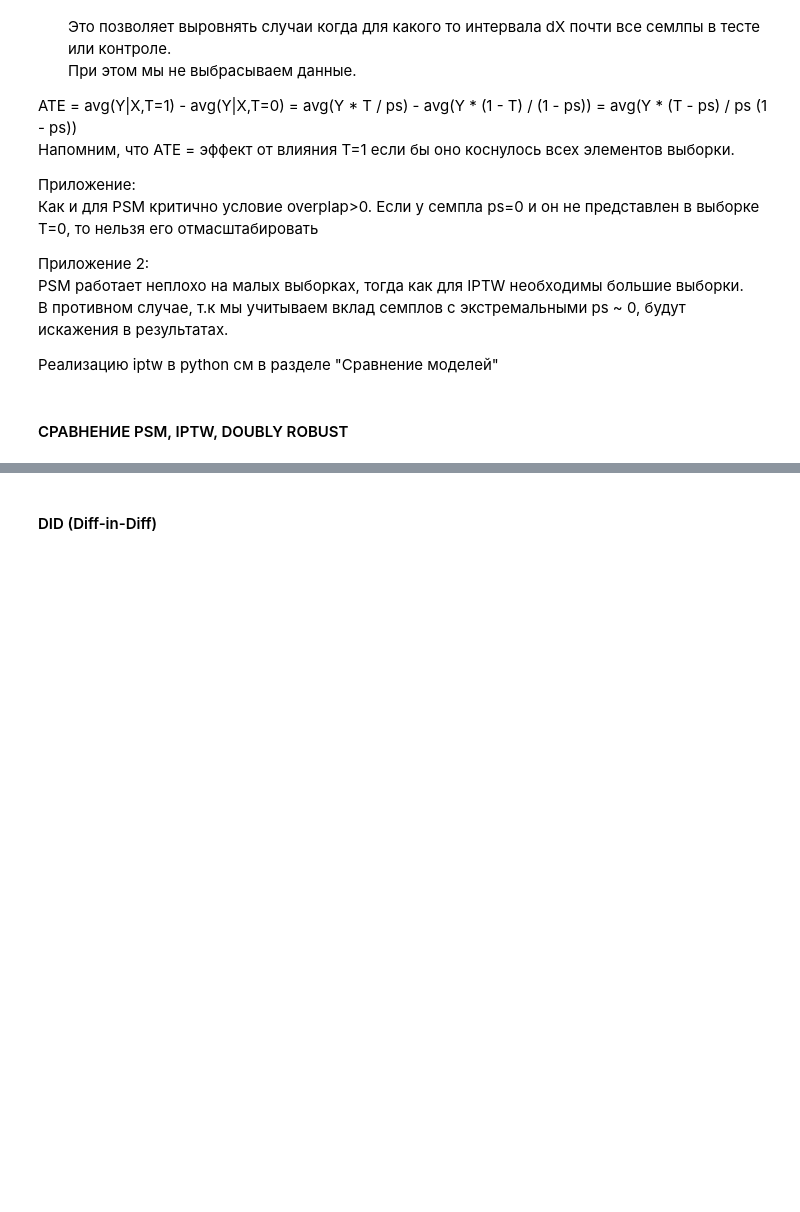
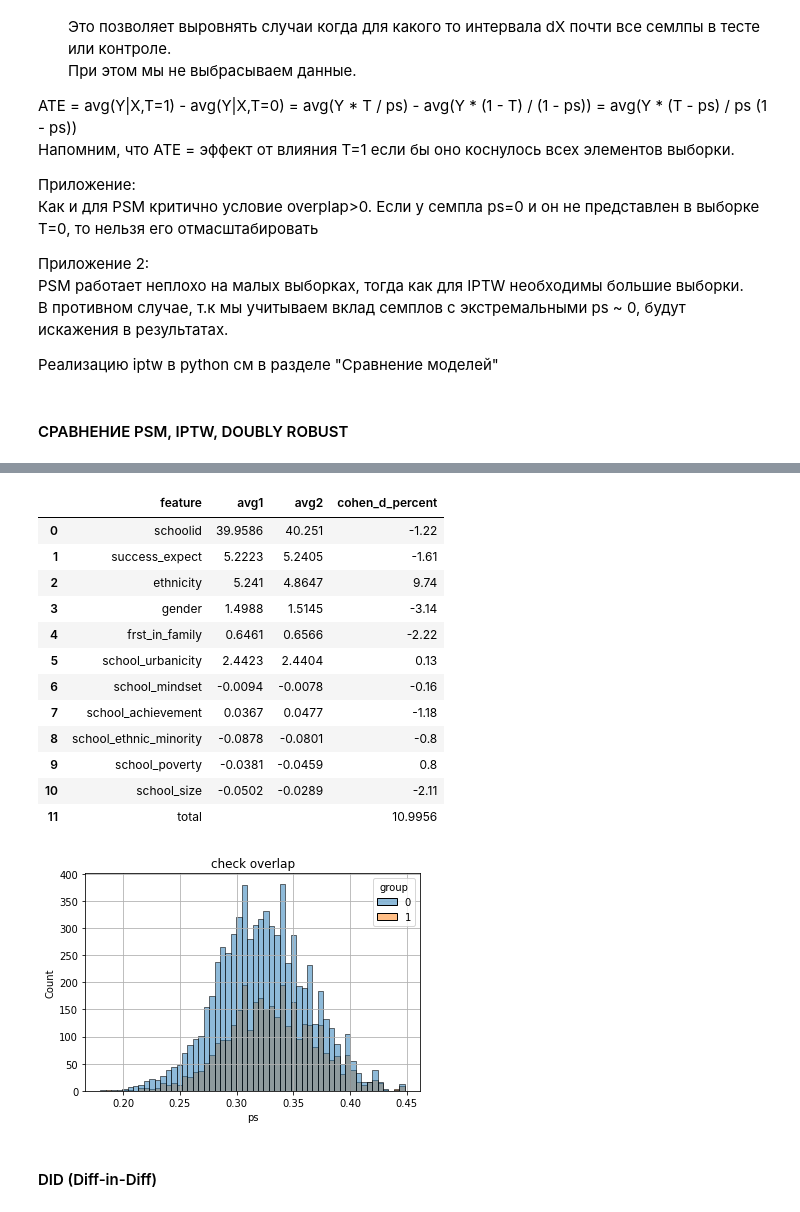
Before and after one commit to gavrevnik/analytics_tools, a Jupyter notebook: Causal inference & AB.ipynb, the cells around one changed output, grey strips where cells are left out. Cells and saved outputs as stored; diff of their text form; code cells hidden in the pictures; blank space fills up the shorter version.

```diff
--- a/Causal inference & AB.ipynb
+++ b/Causal inference & AB.ipynb
@@ -565,21 +584,4 @@ def cohen_d(d1, d2): # d1,2 - проверяемая ковариата из X
-# %%
-# здесь проверяется PSM без коррекции на неточность совпадений через лог-регрессию
-df_stat = pd.DataFrame(None, columns=['metric', 'smd%' , 'smd_abs', 'smd_after']); j=0
-df['ps'] = LogisticRegression(C=1e6).fit(df[X], df[T]).predict_proba(df[X])[:, 1] # теор вероятность попасть в контроль
-df_con = df[df.treatment == 0]
-df_exp = df[df.treatment == 1]
-
-smd_before_list, smd_after_list = [], []
-for c in X:
-
-    smd_before = cohen_d(df_con[c].values, df_exp[c].values)
-    df_con['c_match'] = KNeighborsRegressor(n_neighbors=1).fit(df_exp[['ps']].values,
-                                                                        df_exp[c]).predict(df_con[['ps']].values)
-
-    smd_after = cohen_d(df_con[c].values, df_con['c_match'].values)
-    smd_before_list.append(smd_before)
-    smd_after_list.append(smd_after)
-    df_stat.loc[j, :] = c, smd_before, abs(smd), smd_after
-    j+=1
-print(np.mean(smd_before), np.mean(smd_after))
-df_stat.sort_values(by='smd_abs', ascending=False)
+# %%
+# изначальное "расстояние" между фичами датасетов
+df1 = df[df.treatment == 0]; df2 = df[df.treatment == 1]
+ht.check_cohen_stat(df1, df2, features_excl=['y', 'treatment'])[0]
@@ -586,3 +602,23 @@ df_stat.sort_values(by='smd_abs', ascending=False)
+# %%
+df2m = get_psm_df(df1, df2, features_excl=['rand', 'y', 'treatment'], plot_overlap=True)
+# проверяем насколько хорошо сбалансировались датасеты
+# cohen_d < 20% хороший результат; более того каждая отдельная фича сбалансирована по cohen<10%
+ht.check_cohen_stat(df1, df2m, features_excl=['y', 'treatment'])[0]
+# %% [output]
+|  | feature | avg1 | avg2 | cohen_d_percent |
+| 0 | schoolid | 39.9586 | 40.251 | -1.22 |
+| 1 | success_expect | 5.2223 | 5.2405 | -1.61 |
+| 2 | ethnicity | 5.241 | 4.8647 | 9.74 |
+| 3 | gender | 1.4988 | 1.5145 | -3.14 |
+| 4 | frst_in_family | 0.6461 | 0.6566 | -2.22 |
+| 5 | school_urbanicity | 2.4423 | 2.4404 | 0.13 |
+| 6 | school_mindset | -0.0094 | -0.0078 | -0.16 |
+| 7 | school_achievement | 0.0367 | 0.0477 | -1.18 |
+| 8 | school_ethnic_minority | -0.0878 | -0.0801 | -0.8 |
+| 9 | school_poverty | -0.0381 | -0.0459 | 0.8 |
+| 10 | school_size | -0.0502 | -0.0289 | -2.11 |
+| 11 | total |  |  | 10.9956 |
+[figure, added]
 # %% [markdown]
 #### DID (Diff-in-Diff)
 # %% [markdown]
```
Also changed, not shown: parts of 24 cells of this notebook, 1 other file.
